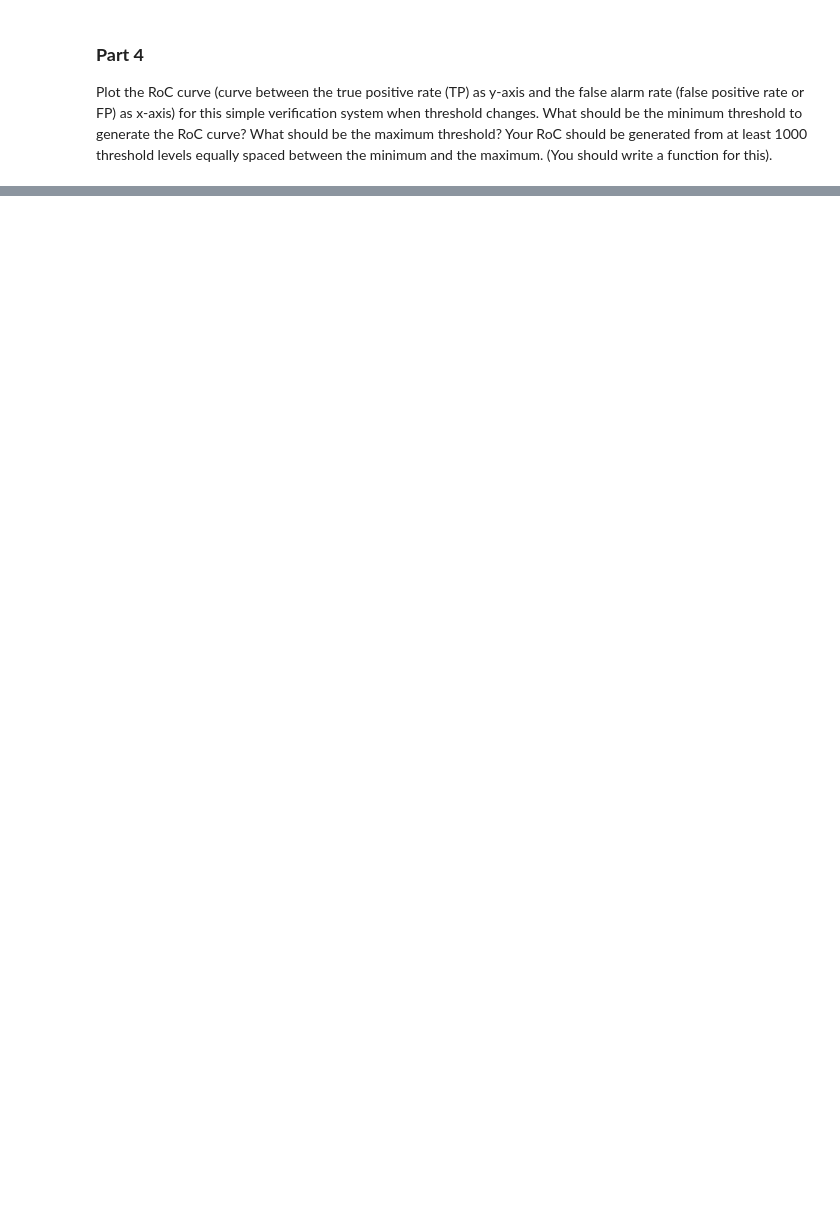
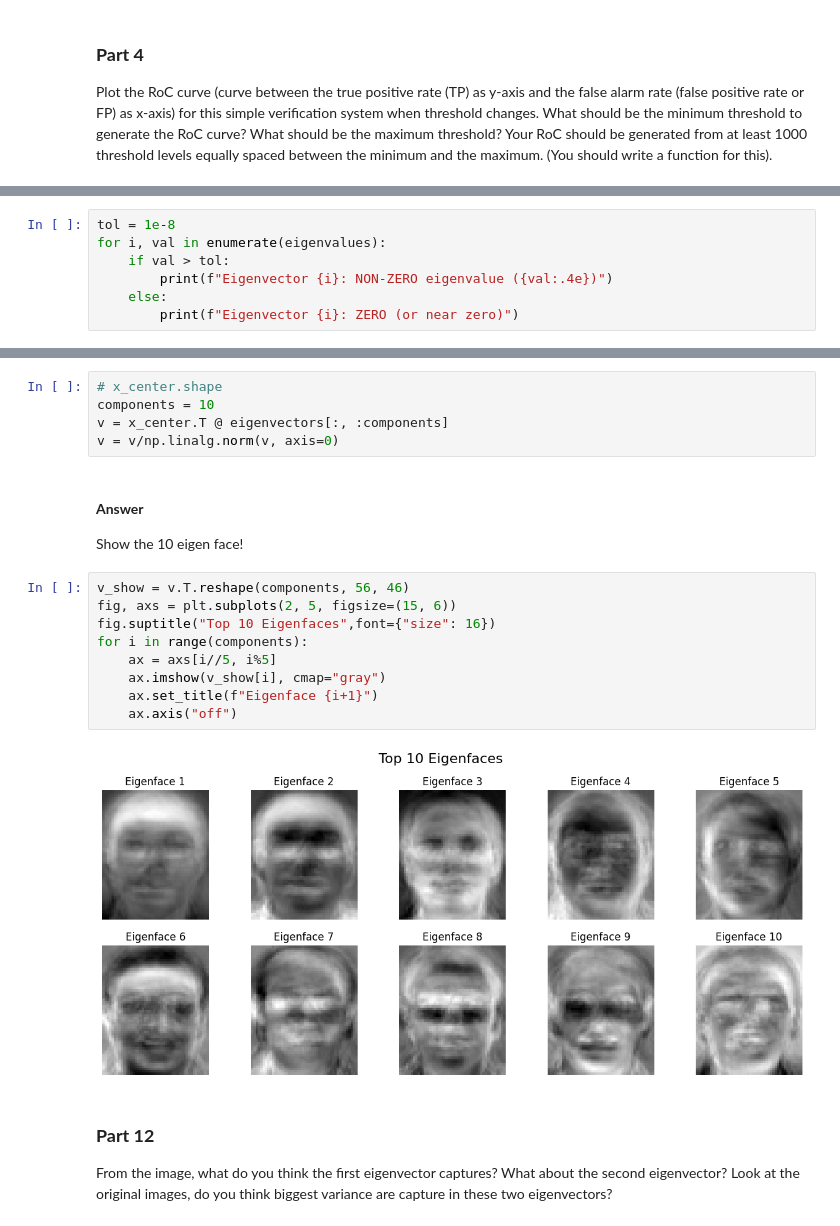
Before and after one commit to PavarisAsawa/PatternRecognition-Dimensionality_Reduction, a Jupyter notebook: pca.ipynb, the cells around one changed output, grey strips where cells are left out. Drawn from its saved outputs; the diff is of its cells as text; blank space fills up the shorter version.

```diff
--- a/pca.ipynb
+++ b/pca.ipynb
@@ -216,0 +492,7 @@ roc_curve(true_positive_rate=tpr, false_alarm_rate=far)
+# %%
+tol = 1e-8
+for i, val in enumerate(eigenvalues):
+    if val > tol:
+        print(f"Eigenvector {i}: NON-ZERO eigenvalue ({val:.4e})")
+    else:
+        print(f"Eigenvector {i}: ZERO (or near zero)")
@@ -216,0 +581,24 @@ roc_curve(true_positive_rate=tpr, false_alarm_rate=far)
+# %%
+# x_center.shape
+components = 10
+v = x_center.T @ eigenvectors[:, :components]
+v = v/np.linalg.norm(v, axis=0)
+# %% [markdown]
+#### **Answer**
+Show the 10 eigen face!
+# %%
+v_show = v.T.reshape(components, 56, 46)
+fig, axs = plt.subplots(2, 5, figsize=(15, 6))
+fig.suptitle("Top 10 Eigenfaces",font={"size": 16})
+for i in range(components):
+    ax = axs[i//5, i%5]
+    ax.imshow(v_show[i], cmap="gray")
+    ax.set_title(f"Eigenface {i+1}")
+    ax.axis("off")
+# %% [output]
+[figure, added]
+# %% [markdown]
+### **Part 12**
+From the image, what do you think the first eigenvector captures? What about the
+second eigenvector? Look at the original images, do you think biggest variance are capture in these
+two eigenvectors?
```
Also changed, not shown: parts of 84 cells of this notebook, 6 other files.
